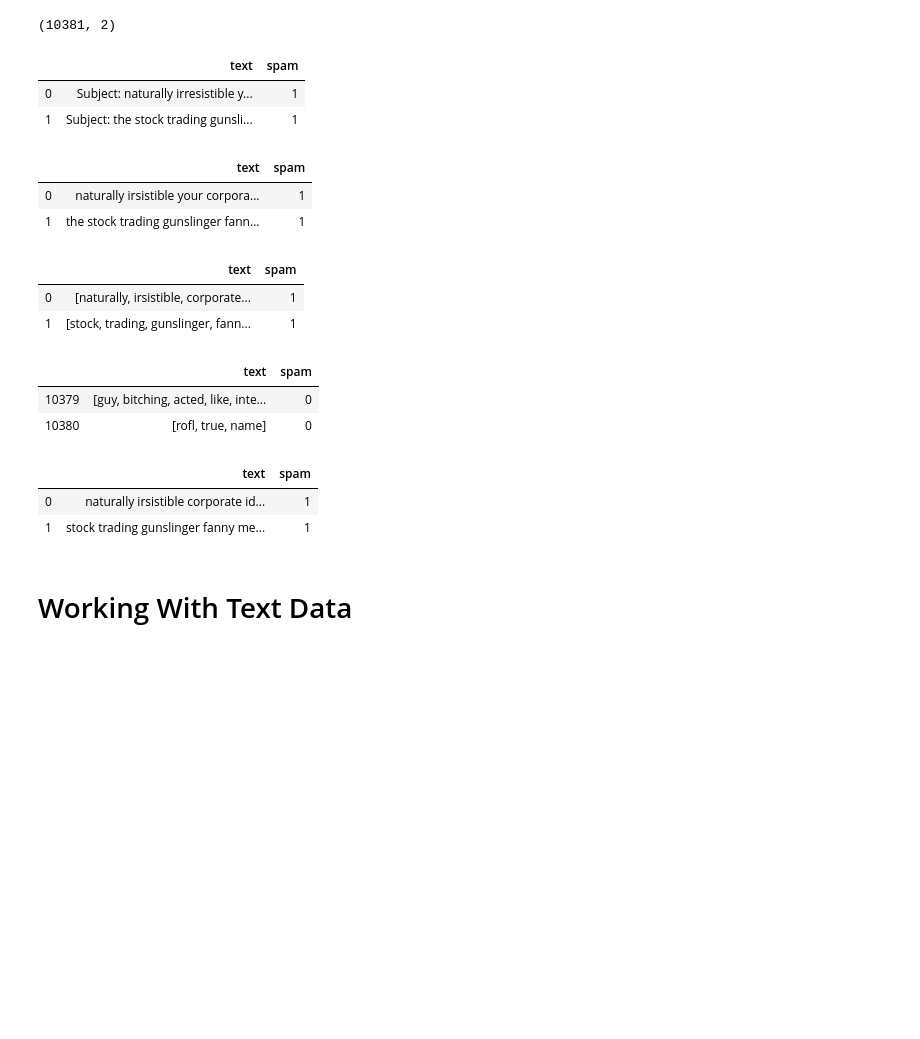
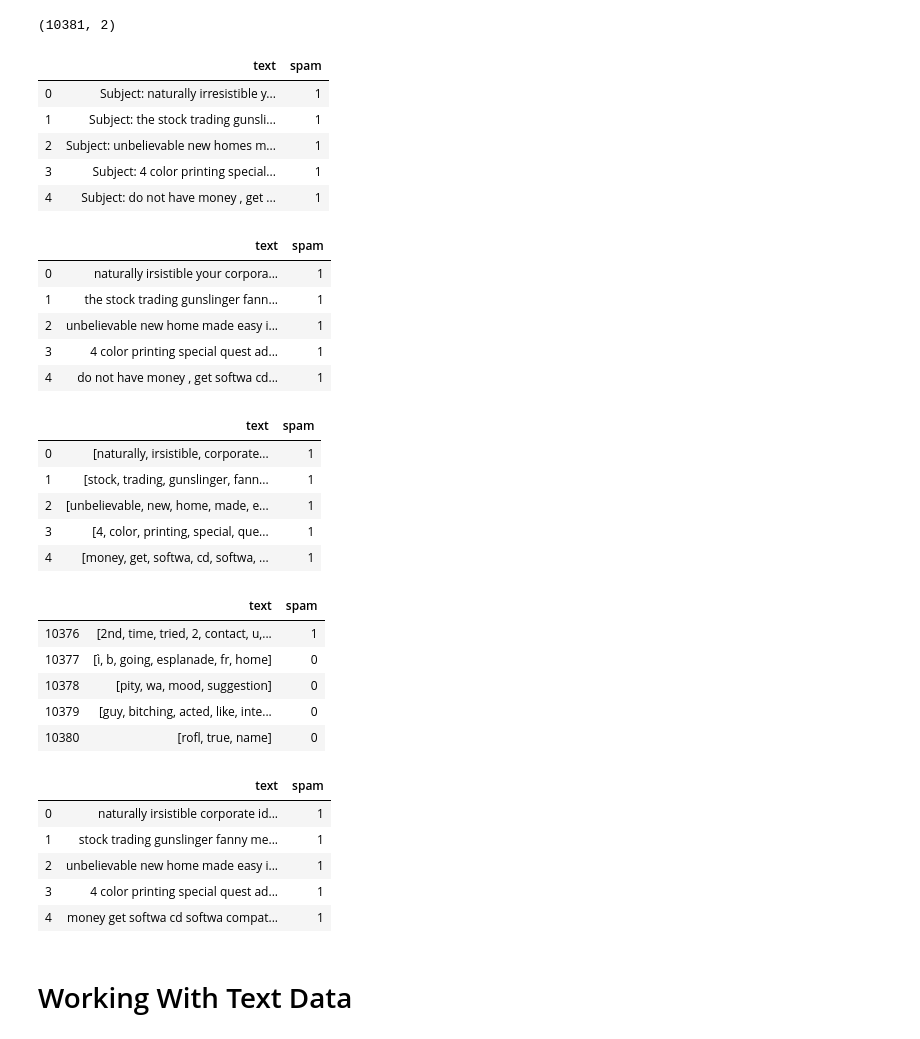
Before and after one commit to khangtu22/email-spam-ml-django, a Jupyter notebook: model_training/nl_clf_processing.ipynb, the cells around one changed output. Drawn from its saved outputs; the diff is of its cells as text; code cells hidden in the pictures; blank space fills up the shorter version.

```diff
--- a/model_training/nl_clf_processing.ipynb
+++ b/model_training/nl_clf_processing.ipynb
@@ -15,11 +7,14 @@ df.shape
 # %% [output]
 (10381, 2)
 # %%
-df.head(2)
+df.head(5)
 # %% [output]
 |  | text | spam |
 | 0 | Subject: naturally irresistible y... | 1 |
 | 1 | Subject: the stock trading gunsli... | 1 |
+| 2 | Subject: unbelievable new homes m... | 1 |
+| 3 | Subject: 4 color printing special... | 1 |
+| 4 | Subject: do not have money , get ... | 1 |
 # %%
 import string
 from nltk.corpus import stopwords
@@ -53,8 +50,11 @@ def text_process(message):
 df['text'] = df['text'].apply(purify_text)
 # %%
-df.head(2)
+df.head(5)
 # %% [output]
 |  | text | spam |
 | 0 | naturally irsistible your corpora... | 1 |
 | 1 | the stock trading gunslinger fann... | 1 |
+| 2 | unbelievable new home made easy i... | 1 |
+| 3 | 4 color printing special quest ad... | 1 |
+| 4 | do not have money , get softwa cd... | 1 |
 # %%
@@ -62,24 +63,33 @@ df.head(2)
 df['text'] = df['text'].apply(text_process)
 # %%
-df.head(2)
+df.head(5)
 # %% [output]
 |  | text | spam |
 | 0 | [naturally, irsistible, corporate... | 1 |
 | 1 | [stock, trading, gunslinger, fann... | 1 |
+| 2 | [unbelievable, new, home, made, e... | 1 |
+| 3 | [4, color, printing, special, que... | 1 |
+| 4 | [money, get, softwa, cd, softwa, ... | 1 |
 # %%
-df.tail(2)
+df.tail(5)
 # %% [output]
 |  | text | spam |
+| 10376 | [2nd, time, tried, 2, contact, u,... | 1 |
+| 10377 | [ì, b, going, esplanade, fr, home] | 0 |
+| 10378 | [pity, wa, mood, suggestion] | 0 |
 | 10379 | [guy, bitching, acted, like, inte... | 0 |
 | 10380 | [rofl, true, name] | 0 |
 # %%
 df['text'] = df['text'].apply(lambda x: ' '.join(x))
 # %%
-df.head(2)
+df.head(5)
 # %% [output]
 |  | text | spam |
 | 0 | naturally irsistible corporate id... | 1 |
 | 1 | stock trading gunslinger fanny me... | 1 |
+| 2 | unbelievable new home made easy i... | 1 |
+| 3 | 4 color printing special quest ad... | 1 |
+| 4 | money get softwa cd softwa compat... | 1 |
 # %% [markdown]
 # Working With Text Data
 # %% [markdown]
```
Also changed, not shown: parts of 15 cells of this notebook, 3 other files.
